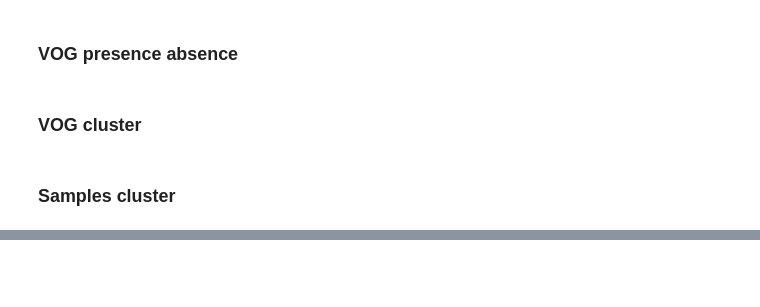
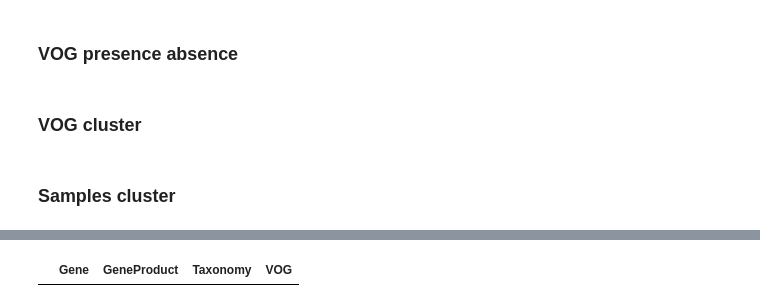
Before and after one commit to AmauryMaros/MgCSTs2, a Jupyter notebook: Python_notebooks/R_data_to_python.ipynb, the cells around one changed output, grey strips where cells are left out. Cells and saved outputs as stored; diff of their text form; code cells hidden in the pictures; blank space fills up the shorter version.

```diff
--- a/Python_notebooks/R_data_to_python.ipynb
+++ b/Python_notebooks/R_data_to_python.ipynb
@@ -87,0 +118,5 @@ with open('samples_clusters_vog.pkl', 'wb') as f:
+# %%
+VOG_GeneProduct = pd.read_csv("../Data/VOG_gene_product.csv")
+VOG_GeneProduct[VOG_GeneProduct['VOG'] == "VOG0271971"]
+# %% [output]
+|  | Gene | GeneProduct | Taxonomy | VOG |
```
Also changed, not shown: parts of 1 cell of this notebook, 8 other files.
